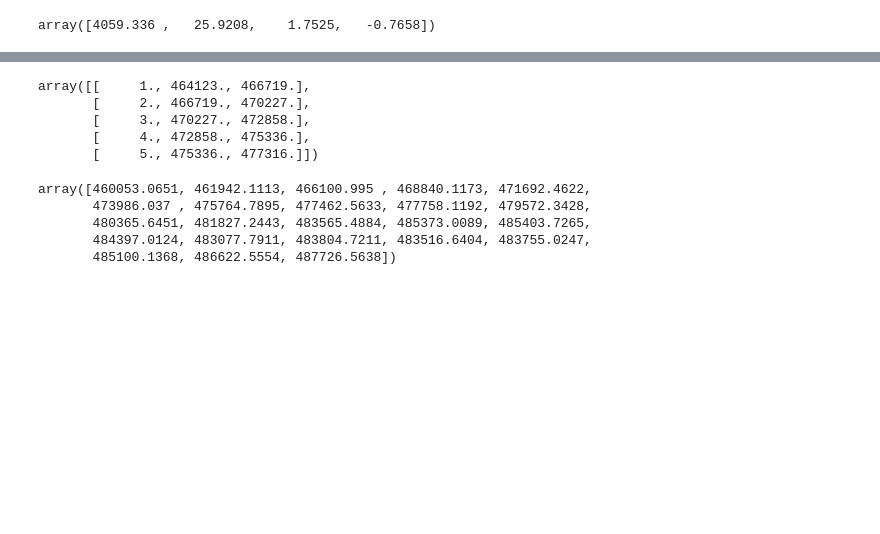
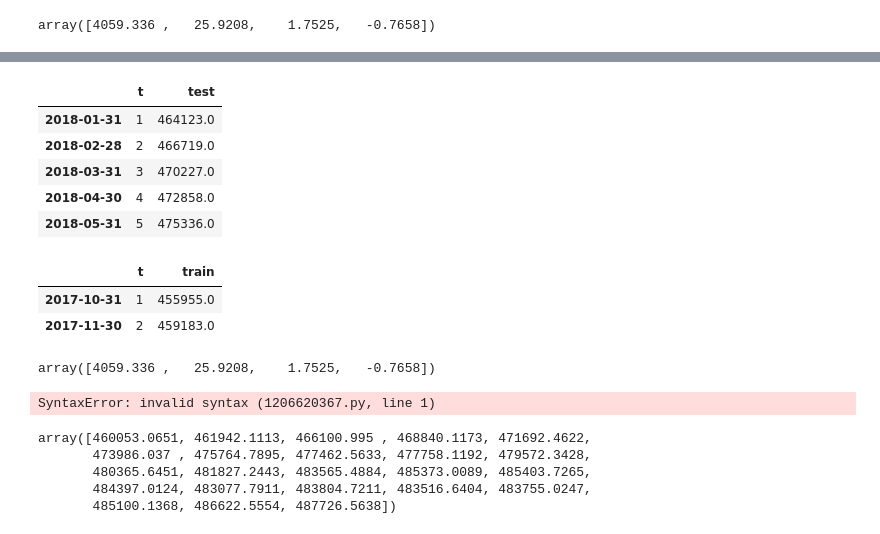
Before and after one commit to adevrent/WQU_DP, a Jupyter notebook: MITx_IDS.S24x/Project 1/Project_1.ipynb, the cells around one changed output, grey strips where cells are left out. Drawn from its saved outputs; the diff is of its cells as text; code cells hidden in the pictures; blank space fills up the shorter version.

```diff
--- a/MITx_IDS.S24x/Project 1/Project_1.ipynb
+++ b/MITx_IDS.S24x/Project 1/Project_1.ipynb
@@ -278,16 +297,34 @@ Name: 11, dtype: float64
+# %%
+test_idx = test.index
+test = pd.DataFrame(test.to_numpy(), columns=["test"])
+test = pd.concat([pd.Series(np.arange(1, len(test)+1), name="t"), test], axis=1)
+test.set_index(test_idx, inplace=True)
+test.head()
+# %% [output]
+|  | t | test |
+| 2018-01-31 | 1 | 464123.0 |
+| 2018-02-28 | 2 | 466719.0 |
+| 2018-03-31 | 3 | 470227.0 |
+| 2018-04-30 | 4 | 472858.0 |
+| 2018-05-31 | 5 | 475336.0 |
+# %%
+train_extended = train[-3:-1]
+train_extended.loc[:, "t"] = [1, 2]
+train_extended
+# %% [output]
+|  | t | train |
+| 2017-10-31 | 1 | 455955.0 |
+| 2017-11-30 | 2 | 459183.0 |
 # %%
 np.set_printoptions(precision=4, suppress=True)
-# %%
-y_lags_arr = [s_no_idx[i:i+2].to_list() for i in range(0, len(s_no_idx)-1)]
-y_lags_arr = np.array(y_lags_arr)
-y_lags_arr = np.hstack([np.arange(1, y_lags_arr.shape[0]+1)[:, np.newaxis], y_lags_arr])
-y_lags_arr[:5]
-# %% [output]
-array([[     1., 464123., 466719.],
-       [     2., 466719., 470227.],
-       [     3., 470227., 472858.],
-       [     4., 472858., 475336.],
-       [     5., 475336., 477316.]])
+# %%
+params
+# %% [output]
+array([4059.336 ,   25.9208,    1.7525,   -0.7658])
+# %%
+test.loc[:, ["y_t_1", "y_t_2"]] = [test.loc[[i:i+2], "train"] for i in range(train.shape[0]-1)]
+# %% [output]
+SyntaxError: invalid syntax (1206620367.py, line 1)
 # %%
 predictions = predict_y_t(params, y_lags_arr)
 predictions
```
Also changed, not shown: parts of 7 cells of this notebook.
